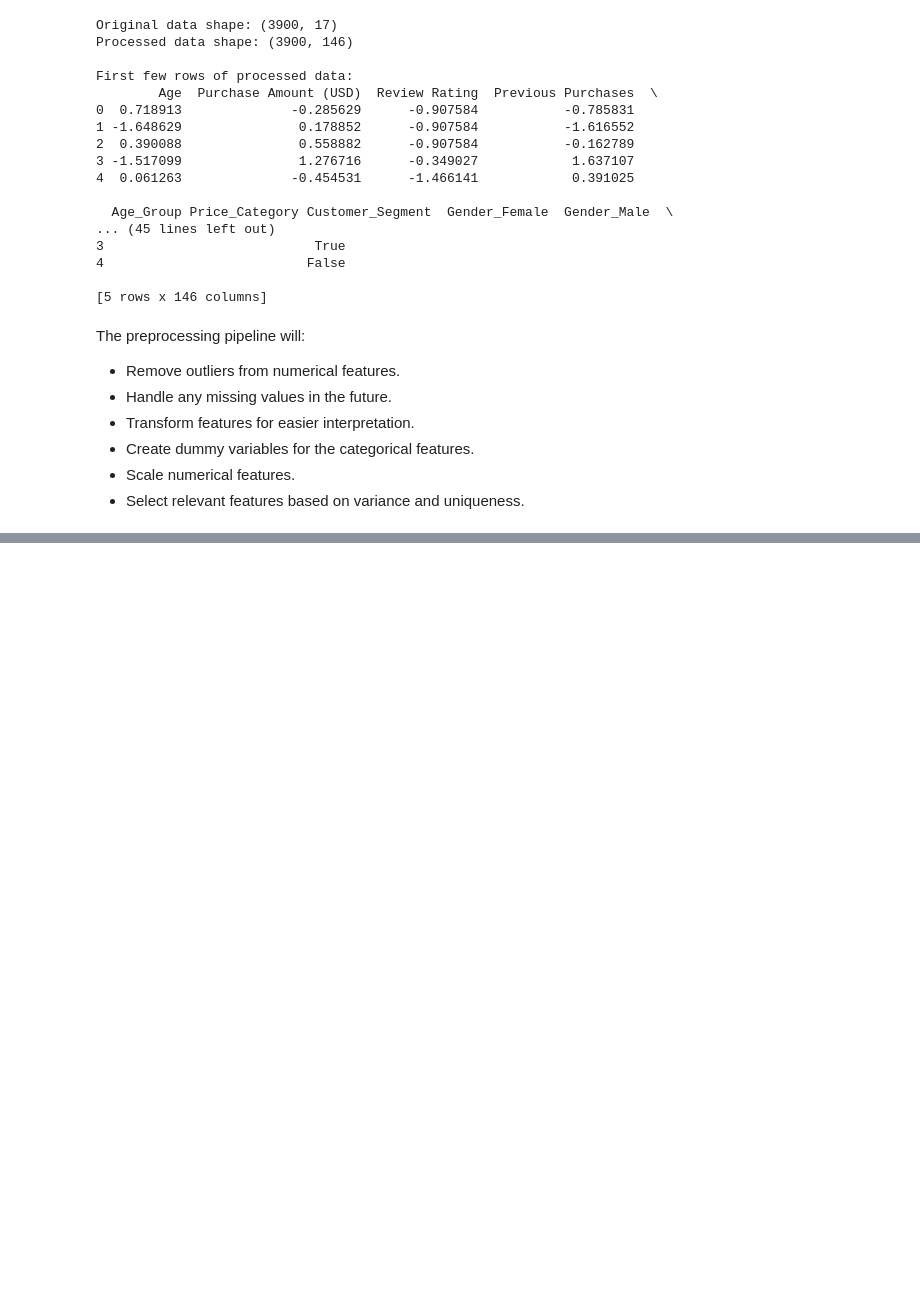
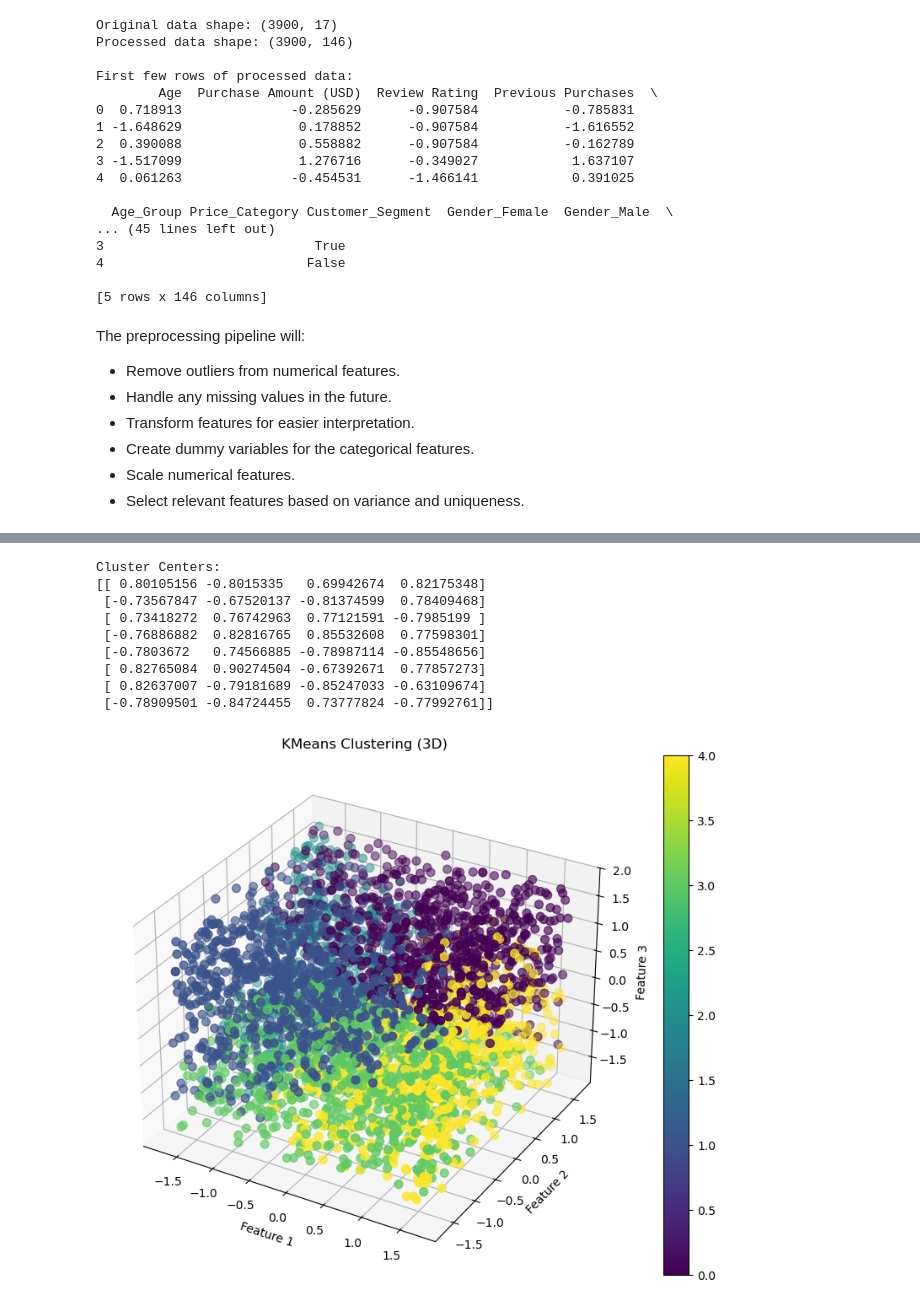
Before and after one commit to CassandraMaldonado/ML_customer_clustering, a Jupyter notebook: Customer_Retail.ipynb, the cells around one changed output, grey strips where cells are left out. Saved outputs shown, nothing was run; the diff lists cells and outputs as text; code cells hidden in the pictures; blank space fills up the shorter version.

```diff
--- a/Customer_Retail.ipynb
+++ b/Customer_Retail.ipynb
@@ -323,0 +334,15 @@ NameError: name 'X' is not defined
+# %%
+# Create the KMeans model with 8 clusters
+kmeans_5_clusters = KMeans(n_clusters=5, random_state=42)
+
+# Fit the model to the scaled data
+kmeans_5_clusters.fit(df_scaled)
+
+# Get the cluster labels
+cluster_labels = kmeans_5_clusters.labels_
+
+# Add the cluster labels to the original dataframe
+df['Cluster'] = cluster_labels
+
+# Display the first few rows of the dataframe with cluster labels
+print(df.head())
@@ -323,0 +367,37 @@ NameError: name 'X' is not defined
+# %%
+# Analyze the most significant variables for KMeans
+kmeans_5_clusters = models["KMeans (Unsupervised)"]
+kmeans_5_clusters.fit(df_scaled)
+cluster_centers = kmeans_5_clusters.cluster_centers_
+
+print("\nCluster Centers:")
+print(cluster_centers)
+
+# Plot the clusters in 3D
+from mpl_toolkits.mplot3d import Axes3D
+
+# Create a 3D scatter plot
+fig = plt.figure(figsize=(12, 8))
+ax = fig.add_subplot(111, projection='3d')
+
+# Plot the clusters
+scatter = ax.scatter(df_scaled[:, 0], df_scaled[:, 1], df_scaled[:, 2], c=cluster_labels, cmap='viridis', s=50)
+
+# Add labels and a color bar
+ax.set_xlabel('Feature 1')
+ax.set_ylabel('Feature 2')
+ax.set_zlabel('Feature 3')
+plt.title('KMeans Clustering (3D)')
+plt.colorbar(scatter)
+plt.show()
+# %% [output]
+Cluster Centers:
+[[ 0.80105156 -0.8015335   0.69942674  0.82175348]
+ [-0.73567847 -0.67520137 -0.81374599  0.78409468]
+ [ 0.73418272  0.76742963  0.77121591 -0.7985199 ]
+ [-0.76886882  0.82816765  0.85532608  0.77598301]
+ [-0.7803672   0.74566885 -0.78987114 -0.85548656]
+ [ 0.82765084  0.90274504 -0.67392671  0.77857273]
+ [ 0.82637007 -0.79181689 -0.85247033 -0.63109674]
+ [-0.78909501 -0.84724455  0.73777824 -0.77992761]]
+[figure, added]
```
Also changed, not shown: parts of 14 cells of this notebook.
